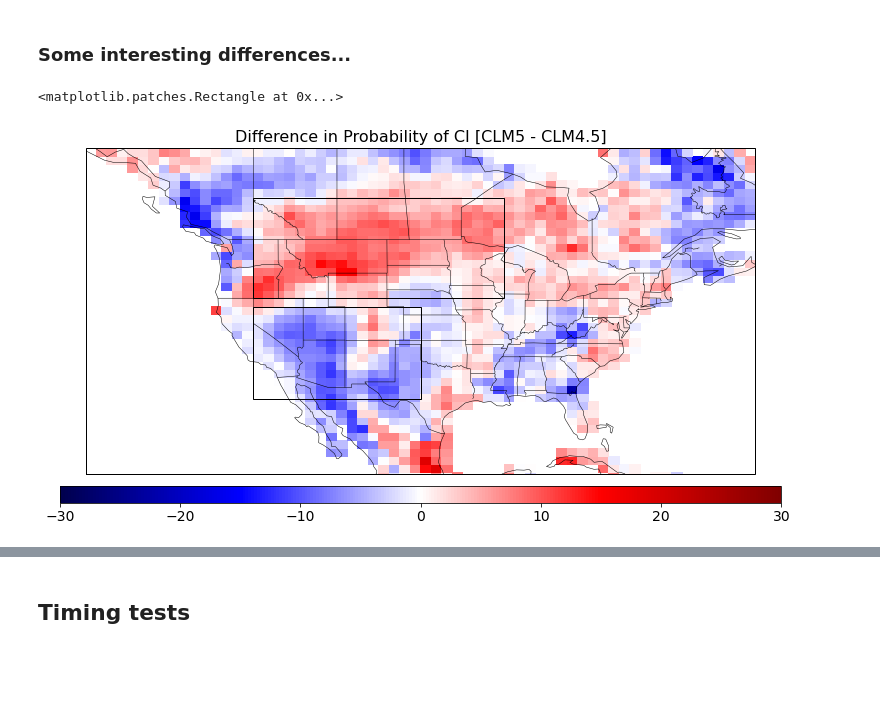
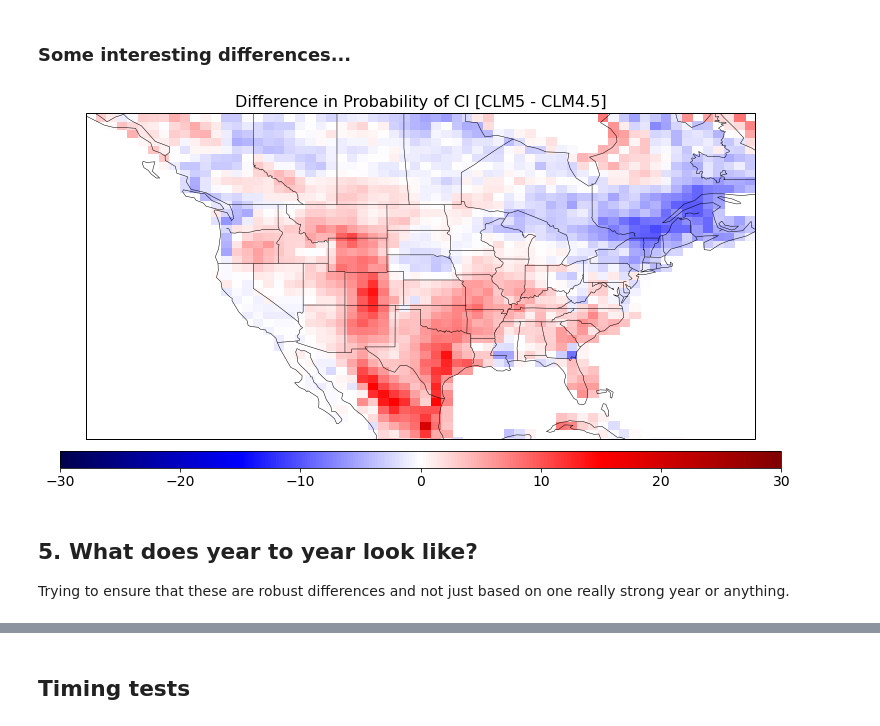
Before and after one commit to megandevlan/Coupling_CAM6CLM5, a Jupyter notebook: HCF.ipynb, the cells around one changed output, grey strips where cells are left out. Drawn from its saved outputs; the diff is of its cells as text; code cells hidden in the pictures; blank space fills up the shorter version.

Commit message:
Increase HCF analysis to 10 years.

```diff
--- a/HCF.ipynb
+++ b/HCF.ipynb
@@ -856,0 +887,14 @@ HCFvars_CLM5  = xr.open_dataset(filePath, decode_times=True)
+# %%
+# Read in other years (1983-89) and tack onto DS
+hcfDir = '/Users/mdfowler/Documents/Analysis/Coupling_initial/Coupling_CAM6CLM5/processed_data/'
+years  = np.arange(1983,1990,1).astype(str)
+
+fileStart = 'HCFvariables-CAM6CLM5_'
+
+for iYear in range(len(years)):
+    fileName = hcfDir+fileStart+years[iYear]+'.nc'
+
+    hcf_ds = xr.open_dataset(fileName, decode_times=True)
+
+    HCFvars_CLM5_JJA = xr.concat([HCFvars_CLM5_JJA,hcf_ds], dim='time')
+    print('Done with year %s' % years[iYear])
@@ -894,3 +946,10 @@ thetaAdv_CLM45 = HCFvars_CLM45.TRAN_T.values[iJJA_CLM45,:,:]
+# %%
+# Pull out a few key variables
+thetaBM_CLM5  = HCFvars_CLM5_JJA.TBM.values
+thetaBM_CLM45 = HCFvars_CLM45_JJA.TBM.values
+
+thetaAdv_CLM5  = HCFvars_CLM5_JJA.TRAN_T.values
+thetaAdv_CLM45 = HCFvars_CLM45_JJA.TRAN_T.values
 # %%
 # ----- Also apply a land mask (based on same resolution in another sim) -----
 
@@ -1617,43 +1676,42 @@ fig, ax1 = plt.subplots(1,1, figsize=(12, 8),
 # Zoom in on US
 ax1.set_extent([-140,-60,21,60], crs=ccrs.PlateCarree())
 
 
 # ----- Plot difference from CESM1 ------
 # Contour plots
 contour_plot = ax1.pcolormesh(lon,lat, np.nanmean(probCI_diff,axis=0)*100,
                              vmin=-30,vmax=30,
                              cmap='seismic')
 
 # Additional options
 ax1.set_title('Difference in Probability of CI [CLM5 - CLM4.5]',fontsize=16)
 ax1.coastlines(linewidth=0.5,edgecolor='k')
 ax1.add_feature(cfeature.BORDERS,linewidth=0.5,edgecolor='k')
 #   Set up to add states to plots
 states_provinces = cfeature.NaturalEarthFeature(
     category='cultural',
     name='admin_1_states_provinces_lines',
     scale='50m',
     facecolor='none')
 ax1.add_feature(states_provinces,edgecolor='k',linewidth=0.5)
 
 # Add colorbar
 ax_position = ax1.get_position()
 cbar_ax = fig.add_axes([ax_position.x0-0.03, ax_position.y0-0.05, ax_position.width+0.06, 0.03])
 cbar = plt.colorbar(contour_plot, orientation='horizontal',cax=cbar_ax)
 cbar.ax.tick_params(labelsize=14)
 
-# Draw rectangles defining region of interest
-ax1.add_patch(mpatches.Rectangle(xy=[-120, 30], width=20, height=11,
-                                    facecolor='none',
-                                    edgecolor='k',
-                                    transform=ccrs.PlateCarree())
-                 )
+# # Draw rectangles defining region of interest
+# ax1.add_patch(mpatches.Rectangle(xy=[-120, 30], width=20, height=11,
+#                                     facecolor='none',
+#                                     edgecolor='k',
+#                                     transform=ccrs.PlateCarree())
+#                  )
 
-ax1.add_patch(mpatches.Rectangle(xy=[-120, 42], width=30, height=12,
-                                    facecolor='none',
-                                    edgecolor='k',
-                                    transform=ccrs.PlateCarree())
-                 )
+# ax1.add_patch(mpatches.Rectangle(xy=[-120, 42], width=30, height=12,
+#                                     facecolor='none',
+#                                     edgecolor='k',
+#                                     transform=ccrs.PlateCarree())
+#                  )
 # %% [output]
-<matplotlib.patches.Rectangle at 0x...>
-[figure, old version]
+[figure, new version]
@@ -1661,0 +1718,3 @@ ax1.add_patch(mpatches.Rectangle(xy=[-120, 42], width=30, height=12,
+# %% [markdown]
+## 5. What does year to year look like?
+Trying to ensure that these are robust differences and not just based on one really strong year or anything.
```
Also changed, not shown: parts of 17 cells of this notebook, 1 other file.
